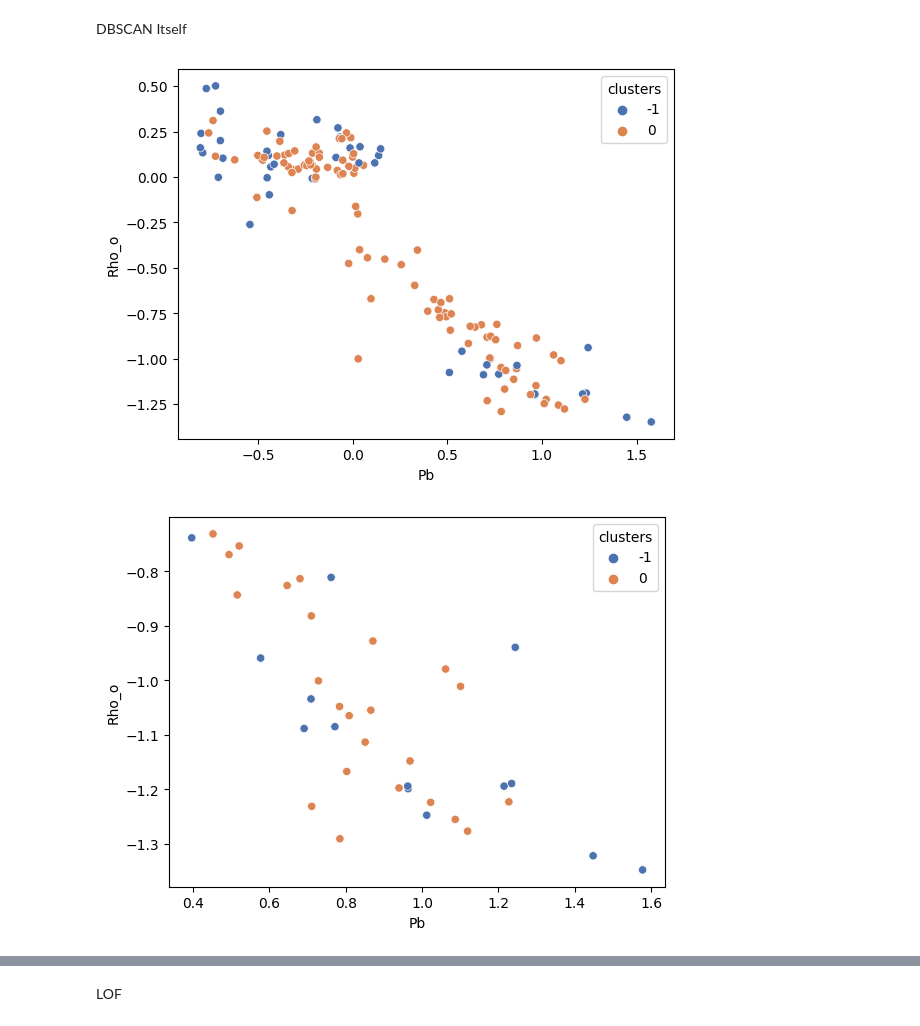
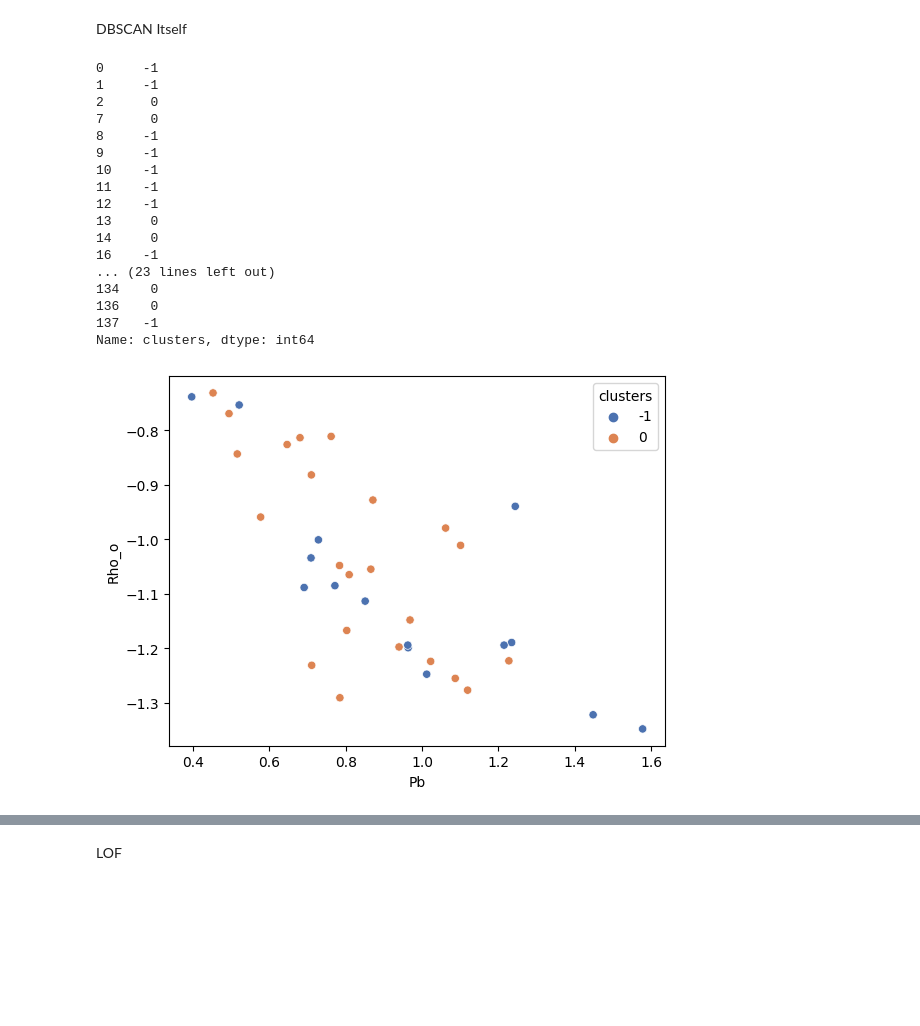
Before and after one commit to Mahdimamara/PVT, a Jupyter notebook: PVT.ipynb, the cells around one changed output, grey strips where cells are left out. Saved outputs shown, nothing was run; the diff lists cells and outputs as text; code cells hidden in the pictures; blank space fills up the shorter version.

```diff
--- a/PVT.ipynb
+++ b/PVT.ipynb
@@ -16,7 +16,7 @@ scaler=RobustScaler()
 std_data = scaler.fit(data.loc[:,'Pb':])
 std_data = scaler.transform(data.loc[:,'Pb':])
 std_data = pd.DataFrame(std_data, columns = data.columns[6:27])
-#standard_data_comp = pd.concat([data.loc[:,'form':'ID'], std_data], axis=1)
+std_data = pd.concat([data.loc[:,'form':'h'], std_data], axis=1)
 # %% [markdown]
 Pearson
 # %%
@@ -72,6 +60,9 @@ See the caveats in the documentation: https://pandas.pydata.org/pandas-docs/stab
 # %% [markdown]
 Plots based on location and depth
 # %%
-sns.relplot(data=FAH_CU, x="x", y="y", hue="Pb", sizes=(10, 200))
+plt.rc('xtick', labelsize=10)    # fontsize of the tick labels
+plt.rc('ytick', labelsize=10)    # fontsize of the tick labels
+sns.relplot(data=FAH, x="x", y="y", hue="Pb")
+plt.xticks(rotation = 45)
 plt.show()
 # %% [output]
@@ -149,42 +155,52 @@ OptimumEpsilonFinder (FAH, 2)
 # %% [markdown]
 DBSCAN Itself
 # %%
-COMP2 = standard_data_comp.loc[0:142,'Pb':]
-FAH2 = FAH_C.loc[0:142,'Pb':]
-ILM2 = ILM_C.loc[0:142,'Pb':]
-SAR2 = SAR_C.loc[0:142,'Pb':]
-GAD2 = GAD_C.loc[0:142,'Pb':]
-KZH2 = KZH_C.loc[0:142,'Pb':]
+#COMP2 = std_data.loc[0:142,'Pb':]
+FAH2 = FAH_S.loc[0:142,'Pb':]
+#ILM2 = ILM_S.loc[0:142,'Pb':]
+#SAR2 = SAR_S.loc[0:142,'Pb':]
+#GAD2 = GAD_S.loc[0:142,'Pb':]
+#KZH2 = KZH_S.loc[0:142,'Pb':]
 
 def DBSCANN(Data, eps, min_sam):
     from sklearn.cluster import DBSCAN
     Clustering=DBSCAN(eps=eps ,min_samples=min_sam, metric='euclidean')
     DB=Clustering.fit_predict(Data)
     labels=pd.DataFrame(DB,columns=['clusters'])
     #FAH=pd.DataFrame(FAH,columns=data.columns[:])
     Data['clusters']=DB
+    print(Data['clusters'])
     #data['clusters']=DB
     Group_by_mean=Data.groupby(by='clusters').mean()
     #print(Group_by_mean)
     sns.scatterplot(data=Data, x='Pb', y="Rho_o", hue = 'clusters', palette="deep")
     plt.show()
     #sns.pairplot(FAH, hue = 'clusters')
     #plt.show()
     return
 
-COMP2 = standard_data_comp.loc[0:142,'Pb':]
-FAH2 = FAH_C.loc[0:142,'Pb':]
-ILM2 = ILM_C.loc[0:142,'Pb':]
-SAR2 = SAR_C.loc[0:142,'Pb':]
-GAD2 = GAD_C.loc[0:142,'Pb':]
-KZH2 = KZH_C.loc[0:142,'Pb':]
-
-DBSCANN(COMP2, 2, 6)
+#DBSCANN(COMP2, 2, 6)
 DBSCANN(FAH2, 2, 6)
-DBSCANN(ILM2, 2, 6)
-DBSCANN(SAR2, 2, 6)
-DBSCANN(GAD2, 2, 6)
-DBSCANN(KZH2, 2, 6)
+#DBSCANN(ILM2, 2, 6)
+#DBSCANN(SAR2, 2, 6)
+#DBSCANN(GAD2, 2, 6)
+#DBSCANN(KZH2, 2, 6)
 # %% [output]
+0     -1
+1     -1
+2      0
+7      0
+8     -1
+9     -1
+10    -1
+11    -1
+12    -1
+13     0
+14     0
+16    -1
+... (23 lines left out)
+134    0
+136    0
+137   -1
+Name: clusters, dtype: int64
-[figure, old version]
+[figure, new version]
-[figure, removed]
```
Also changed, not shown: parts of 8 cells of this notebook.
